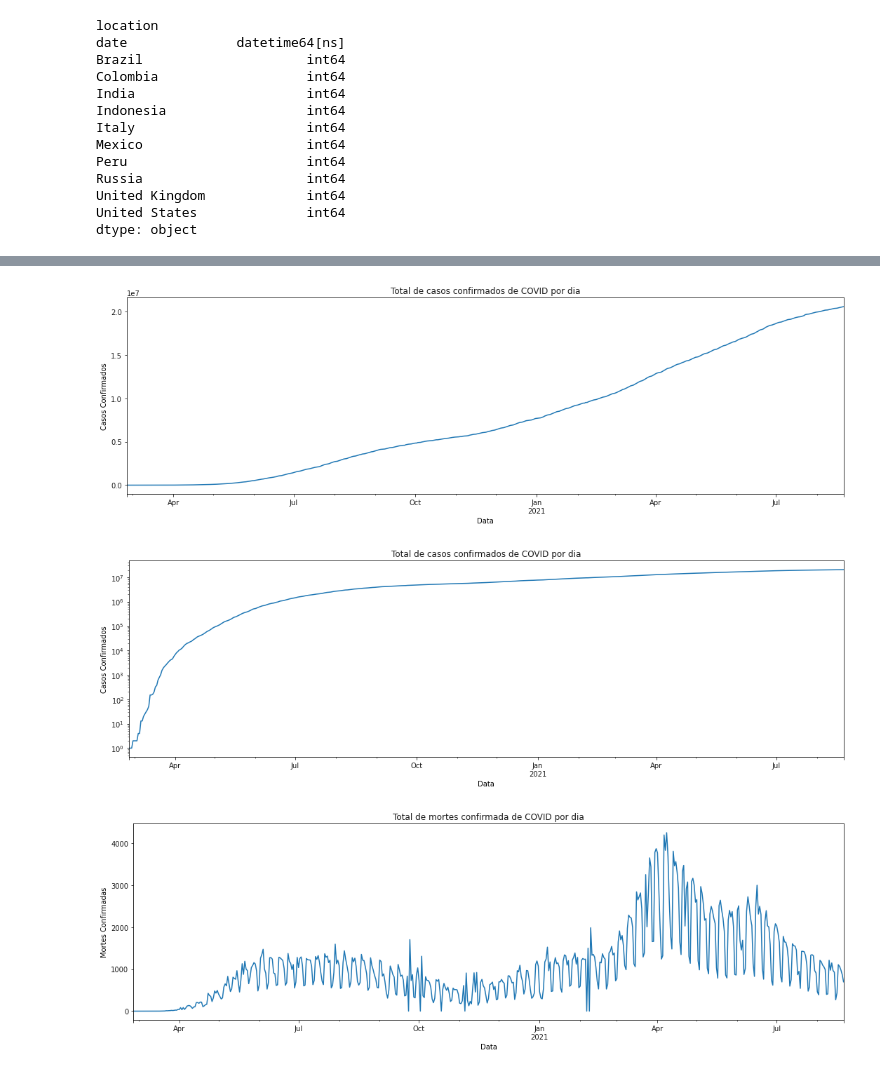
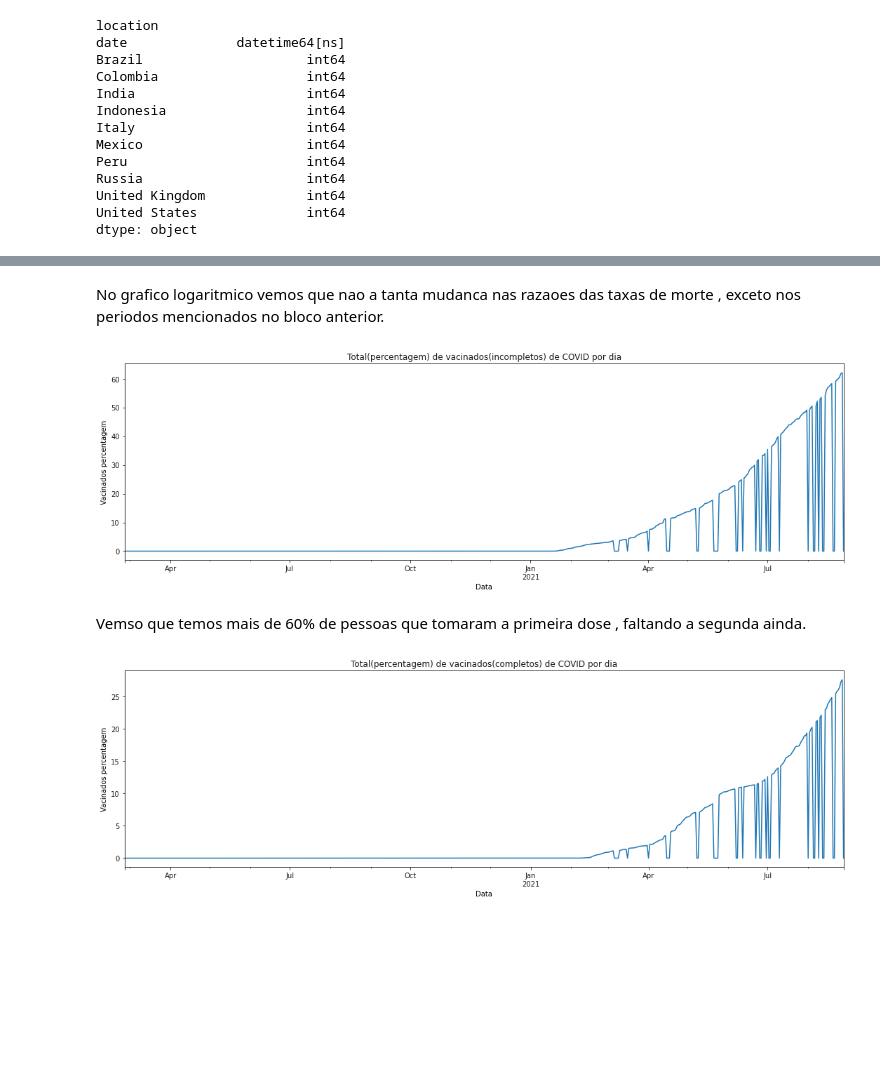
Before and after one commit to tvaditya/intro_ds_and_ml, a Jupyter notebook: Panorama_do_COVID_19_no_Brasil.ipynb, the cells around one changed output, grey strips where cells are left out. Cells and saved outputs as stored; diff of their text form; code cells hidden in the pictures; blank space fills up the shorter version.

```diff
--- a/Panorama_do_COVID_19_no_Brasil.ipynb
+++ b/Panorama_do_COVID_19_no_Brasil.ipynb
@@ -915,34 +914,28 @@ plt.tight_layout()
+# %% [markdown]
+No grafico logaritmico vemos que nao a tanta mudanca nas razaoes das taxas de morte , exceto nos periodos mencionados no bloco anterior.
 # %%
+# Grafico total de vacinados(percentagem) incompletos no Brasil
 fig, ax = plt.subplots(figsize=(15, 5))
 
-df_brasil.loc[idx.min():idx.max(),"total_cases"].plot(kind="line", ax=ax)
-ax.set_title("Total de casos confirmados de COVID por dia")
-ax.set_ylabel("Casos Confirmados")
+df_brasil.loc[idx.min():idx.max(),"people_vaccinated_per_hundred"].plot(kind="line", ax=ax)
+ax.set_title("Total(percentagem) de vacinados(incompletos) de COVID por dia")
+ax.set_ylabel("Vacinados percentagem")
 ax.set_xlabel("Data")
 
 plt.tight_layout()
 # %% [output]
-[figure, old version]
+[figure, new version]
+# %% [markdown]
+Vemso que temos mais de 60% de pessoas que tomaram a primeira dose , faltando a segunda ainda.
 # %%
+# Grafico total de vacinados(percentagem) completos no Brasil
 fig, ax = plt.subplots(figsize=(15, 5))
 
-df_brasil.loc[idx.min():idx.max(),"total_cases"].plot(kind="line", ax=ax)
-ax.set_title("Total de casos confirmados de COVID por dia")
-ax.set_yscale("log")
-ax.set_ylabel("Casos Confirmados")
+df_brasil.loc[idx.min():idx.max(),"people_fully_vaccinated_per_hundred"].plot(kind="line", ax=ax)
+ax.set_title("Total(percentagem) de vacinados(completos) de COVID por dia")
+ax.set_ylabel("Vacinados percentagem")
 ax.set_xlabel("Data")
 
 plt.tight_layout()
 # %% [output]
-[figure, old version]
+[figure, new version]
-# %%
-fig, ax = plt.subplots(figsize=(15, 5))
-
-df_brasil.loc[idx.min():idx.max(),"new_deaths"].plot(kind="line", ax=ax)
-ax.set_title("Total de mortes confirmada de COVID por dia")
-ax.set_ylabel("Mortes Confirmadas")
-ax.set_xlabel("Data")
-
-plt.tight_layout()
-# %% [output]
-[figure, removed]
```
Also changed, not shown: parts of 52 cells of this notebook.
